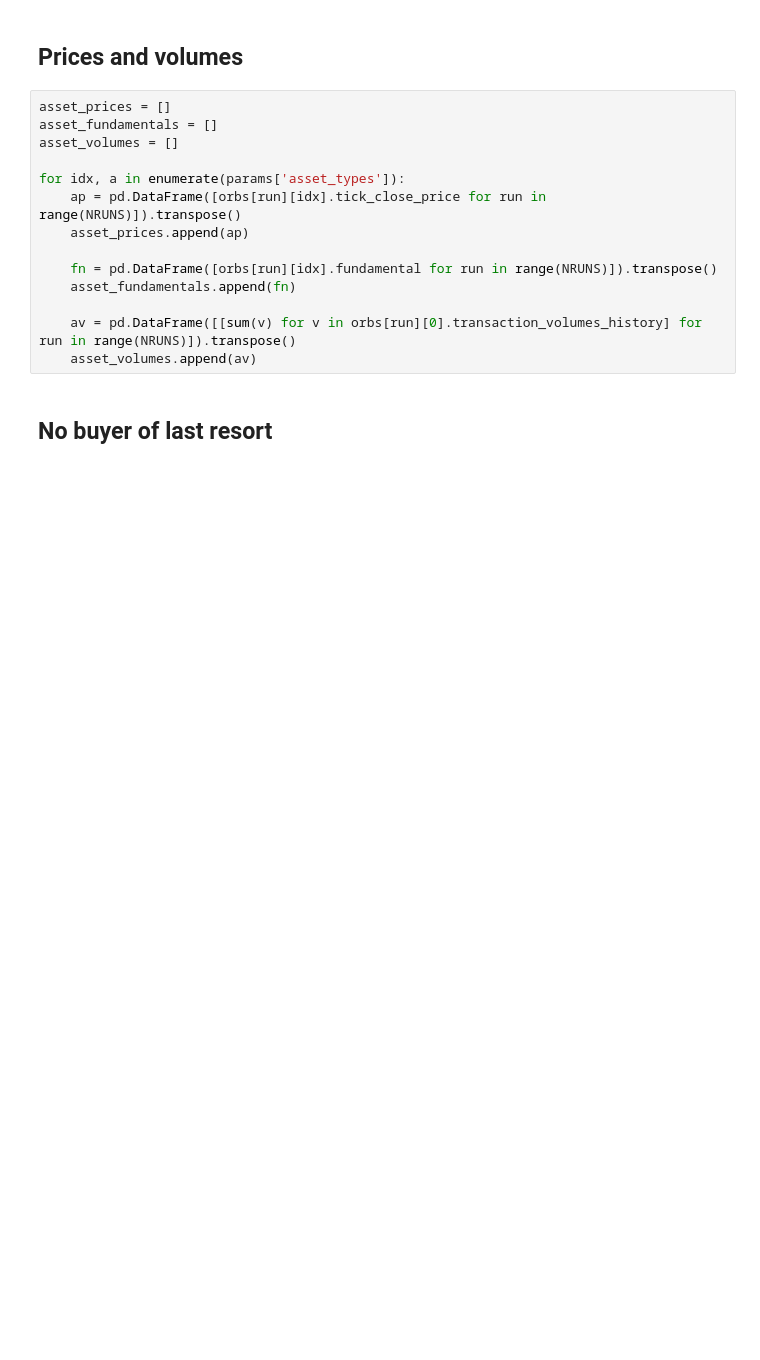
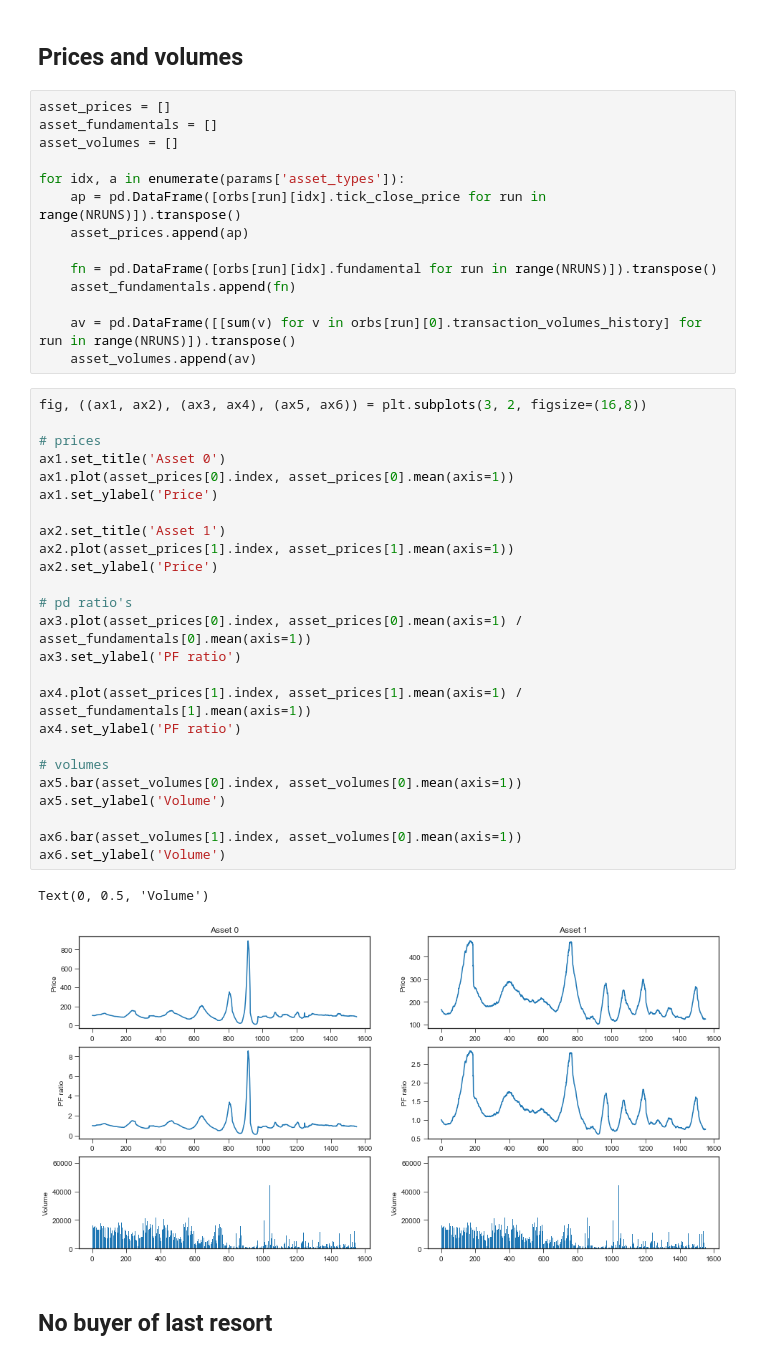
Before and after one commit to joerischasfoort/qe-inequality, a Jupyter notebook: buyer_of_last_resort.ipynb, the cells around one changed output. Drawn from its saved outputs; the diff is of its cells as text; blank space fills up the shorter version.

```diff
--- a/buyer_of_last_resort.ipynb
+++ b/buyer_of_last_resort.ipynb
@@ -104,6 +85,34 @@ for idx, a in enumerate(params['asset_types']):
 
     av = pd.DataFrame([[sum(v) for v in orbs[run][0].transaction_volumes_history] for run in range(NRUNS)]).transpose()
     asset_volumes.append(av)
+# %%
+fig, ((ax1, ax2), (ax3, ax4), (ax5, ax6)) = plt.subplots(3, 2, figsize=(16,8))
+
+# prices
+ax1.set_title('Asset 0')
+ax1.plot(asset_prices[0].index, asset_prices[0].mean(axis=1))
+ax1.set_ylabel('Price')
+
+ax2.set_title('Asset 1')
+ax2.plot(asset_prices[1].index, asset_prices[1].mean(axis=1))
+ax2.set_ylabel('Price')
+
+# pd ratio's
+ax3.plot(asset_prices[0].index, asset_prices[0].mean(axis=1) / asset_fundamentals[0].mean(axis=1))
+ax3.set_ylabel('PF ratio')
+
+ax4.plot(asset_prices[1].index, asset_prices[1].mean(axis=1) / asset_fundamentals[1].mean(axis=1))
+ax4.set_ylabel('PF ratio')
+
+# volumes
+ax5.bar(asset_volumes[0].index, asset_volumes[0].mean(axis=1))
+ax5.set_ylabel('Volume')
+
+ax6.bar(asset_volumes[1].index, asset_volumes[0].mean(axis=1))
+ax6.set_ylabel('Volume')
+# %% [output]
+Text(0, 0.5, 'Volume')
+[figure, added]
 # %% [markdown]
 ## No buyer of last resort
 # %%
```
Also changed, not shown: parts of 14 cells of this notebook, 5 other files.
